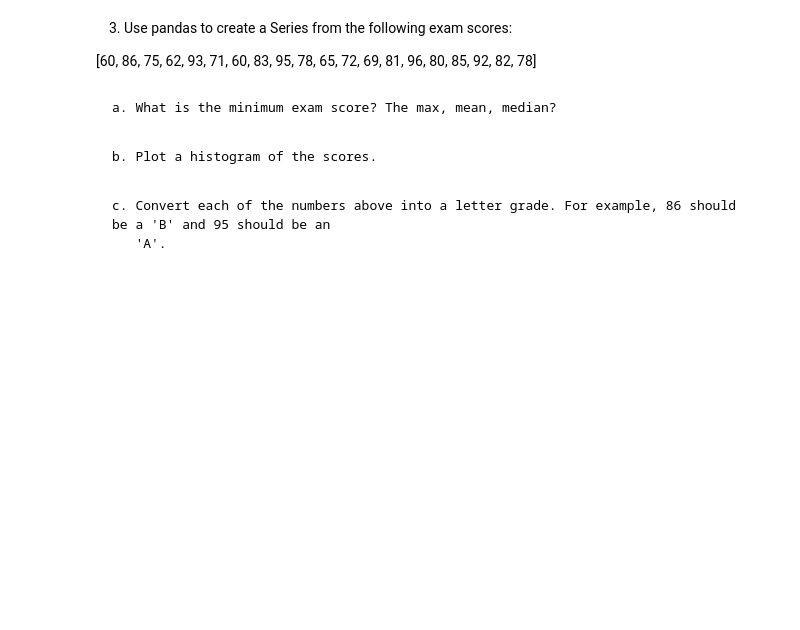
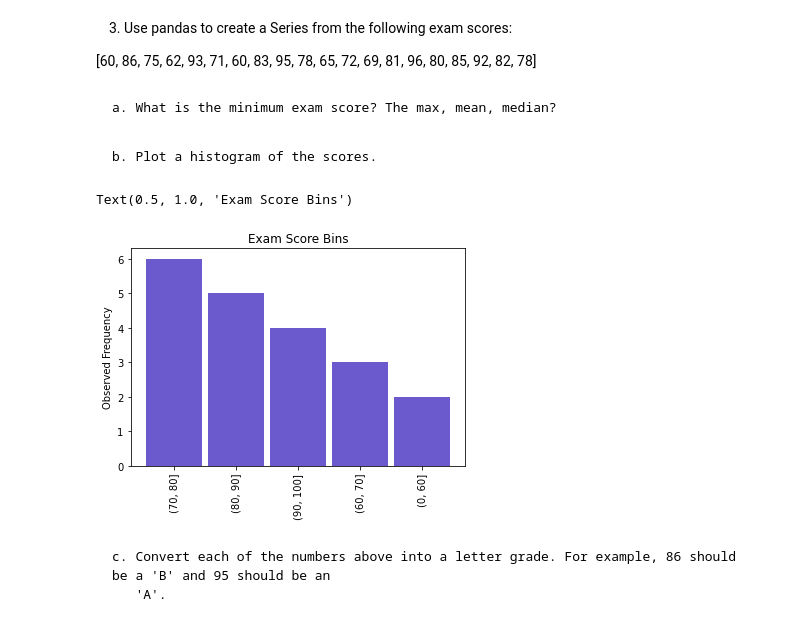
Before and after one commit to CSolitaire/numpy-pandas-visualization-exercises, a Jupyter notebook: pandas_series.ipynb, the cells around one changed output. Cells and saved outputs as stored; diff of their text form; code cells hidden in the pictures; blank space fills up the shorter version.

```diff
--- a/pandas_series.ipynb
+++ b/pandas_series.ipynb
@@ -296,8 +296,18 @@ Text(0.5, 1.0, 'Money Series Bins')
 [60, 86, 75, 62, 93, 71, 60, 83, 95, 78, 65, 72, 69, 81, 96, 80, 85, 92, 82, 78]
 # %% [markdown]
     a. What is the minimum exam score? The max, mean, median?
+# %%
+exam_series = pd.Series([60, 86, 75, 62, 93, 71, 60, 83, 95, 78, 65, 72, 69, 81, 96, 80, 85, 92, 82, 78])
 # %% [markdown]
     b. Plot a histogram of the scores.
+# %%
+exam_series_bins = pd.cut(exam_series,[0,60, 70, 80, 90, 100])
+exam_series_bins.value_counts().plot.bar(color='slateblue', width=.9)
+plt.ylabel('Observed Frequency')
+plt.title('Exam Score Bins')
+# %% [output]
+Text(0.5, 1.0, 'Exam Score Bins')
+[figure, added]
 # %% [markdown]
     c. Convert each of the numbers above into a letter grade. For example, 86 should be a 'B' and 95 should be an
        'A'.
```
Also changed, not shown: parts of 2 cells of this notebook.
